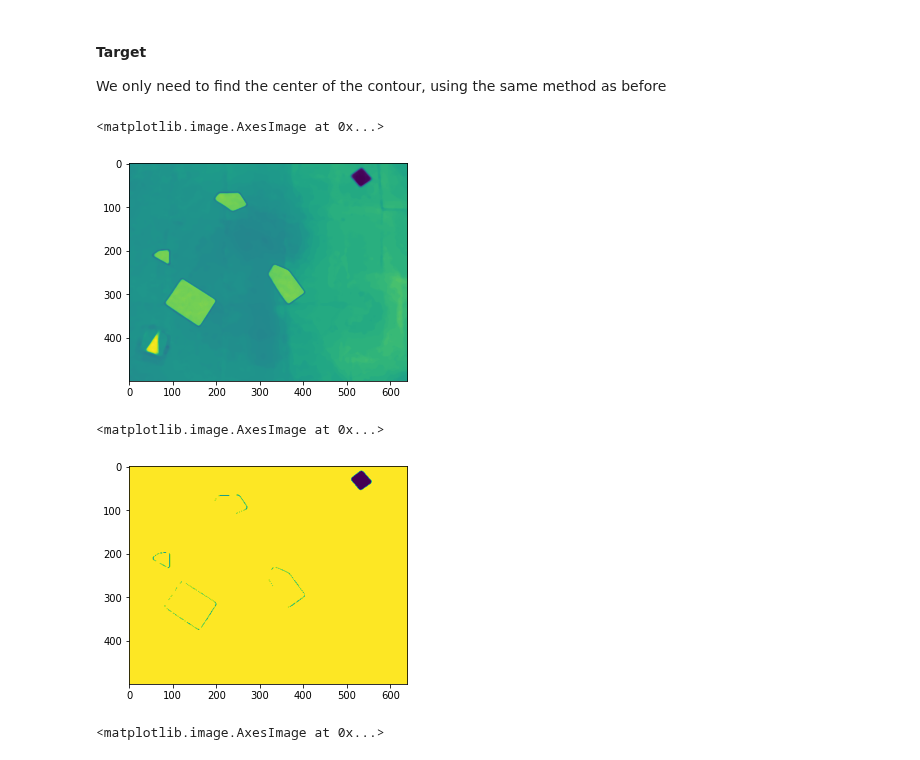
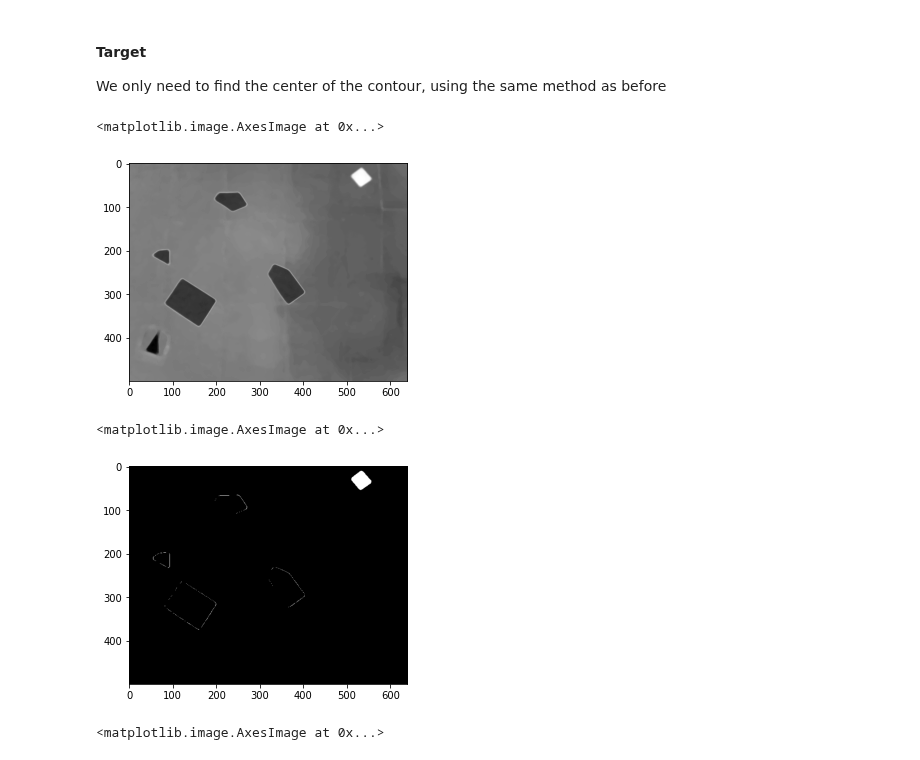
Before and after one commit to tgieruc/BOMR_2021, a Jupyter notebook: temp_vision.ipynb, the cells around one changed output. Cells and saved outputs as stored; diff of their text form; code cells hidden in the pictures.

```diff
--- a/temp_vision.ipynb
+++ b/temp_vision.ipynb
@@ -201,16 +199,16 @@ We only need to find the center of the contour, using the same method as before
 compare_color = abs(cv2.medianBlur(actual_frame, 9)
  - target_color)
 compare_gray = np.mean(compare_color, axis=2)
-plt.imshow(compare_gray)
+plt.imshow(compare_gray,'binary')
 # %% [output]
 <matplotlib.image.AxesImage at 0x...>
-[figure, old version]
+[figure, new version]
 # %%
 _, binary_img = cv2.threshold(compare_gray, targetthresh, 10, cv2.THRESH_BINARY)
-plt.imshow(binary_img)
+plt.imshow(binary_img,'binary')
 # %% [output]
 <matplotlib.image.AxesImage at 0x...>
-[figure, old version]
+[figure, new version]
 # %%
 target_contour = polygon_detection(binary_img)[0]
 
```
Also changed, not shown: parts of 7 cells of this notebook.
